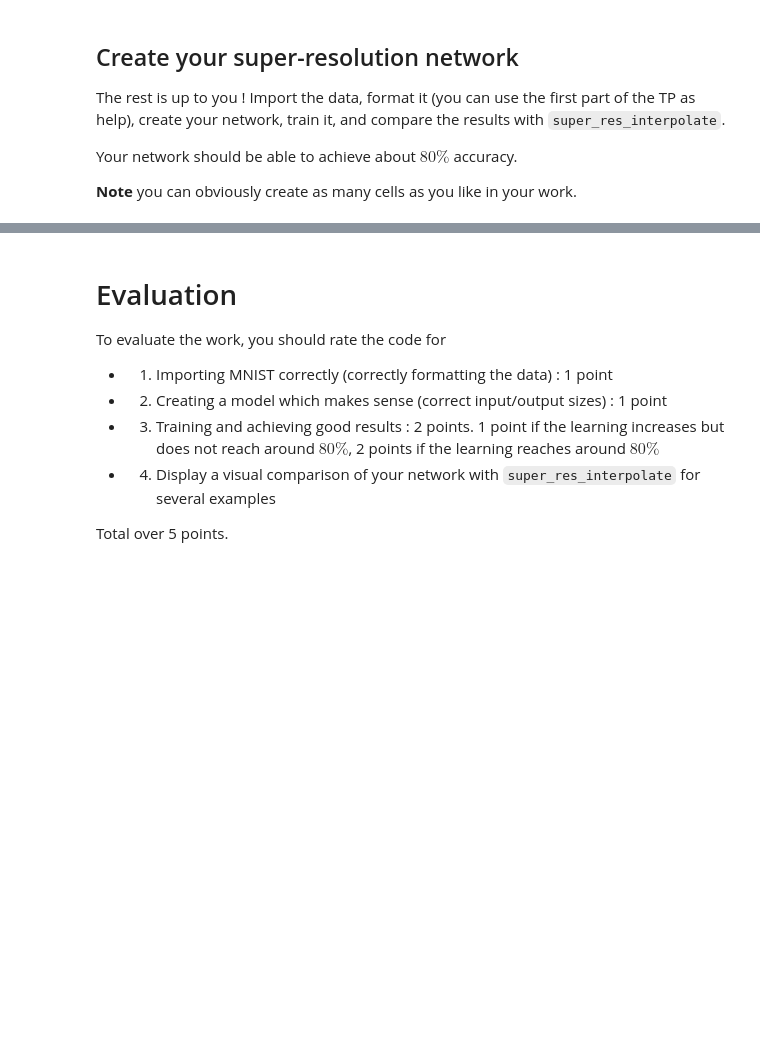
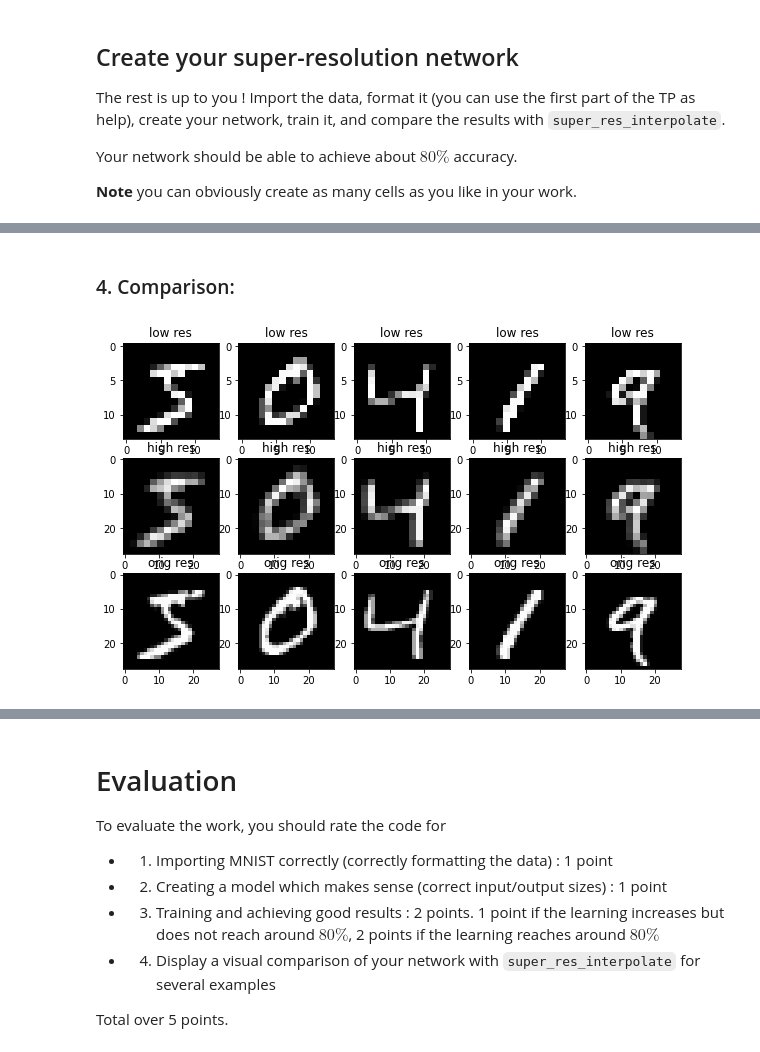
Before and after one commit to Bourhano/TelecomParis, a Jupyter notebook: DeepLearning1/3-CNN/tp_deep_learning_cnn_part_3_for_students.ipynb, the cells around one changed output, grey strips where cells are left out. Drawn from its saved outputs; the diff is of its cells as text; code cells hidden in the pictures; blank space fills up the shorter version.

```diff
--- a/DeepLearning1/3-CNN/tp_deep_learning_cnn_part_3_for_students.ipynb
+++ b/DeepLearning1/3-CNN/tp_deep_learning_cnn_part_3_for_students.ipynb
@@ -80,0 +213,7 @@ __Note__ you can obviously create as many cells as you like in your work.
+# %%
+model.compile(optimizer=optimizers.Adam(learning_rate=learning_rate), loss= "mse", metrics=['accuracy'])
+model.fit(x_train, X_train, epochs=n_epochs, batch_size=batch_size)
+
+score = model.evaluate(x_test, X_test, verbose=False)
+print('Test loss:', score[0])
+print('Test accuracy:', score[1])
@@ -80,0 +238,22 @@ __Note__ you can obviously create as many cells as you like in your work.
+# %% [markdown]
+### 4. Comparison:
+# %%
+imgs_in = x_train[:5]
+my_imgs_out = model(imgs_in)
+orig = X_train[:5]
+# %%
+plt.figure(figsize=(10, 6))
+for idx in range(0,5):
+    plt.subplot(3, 5, idx+1)
+    plt.imshow(imgs_in[idx,:,:],cmap='gray')
+    plt.title("low res")
+for idx in range(5,10):
+    plt.subplot(3, 5, idx+1)
+    plt.imshow(my_imgs_out[idx-5,:,:],cmap='gray')
+    plt.title("high res")
+for idx in range(10,15):
+    plt.subplot(3, 5, idx+1)
+    plt.imshow(orig[idx-10,:,:],cmap='gray')
+    plt.title("orig res")
+# %% [output]
+[figure, added]
```
Also changed, not shown: parts of 16 cells of this notebook, 24 other files.
